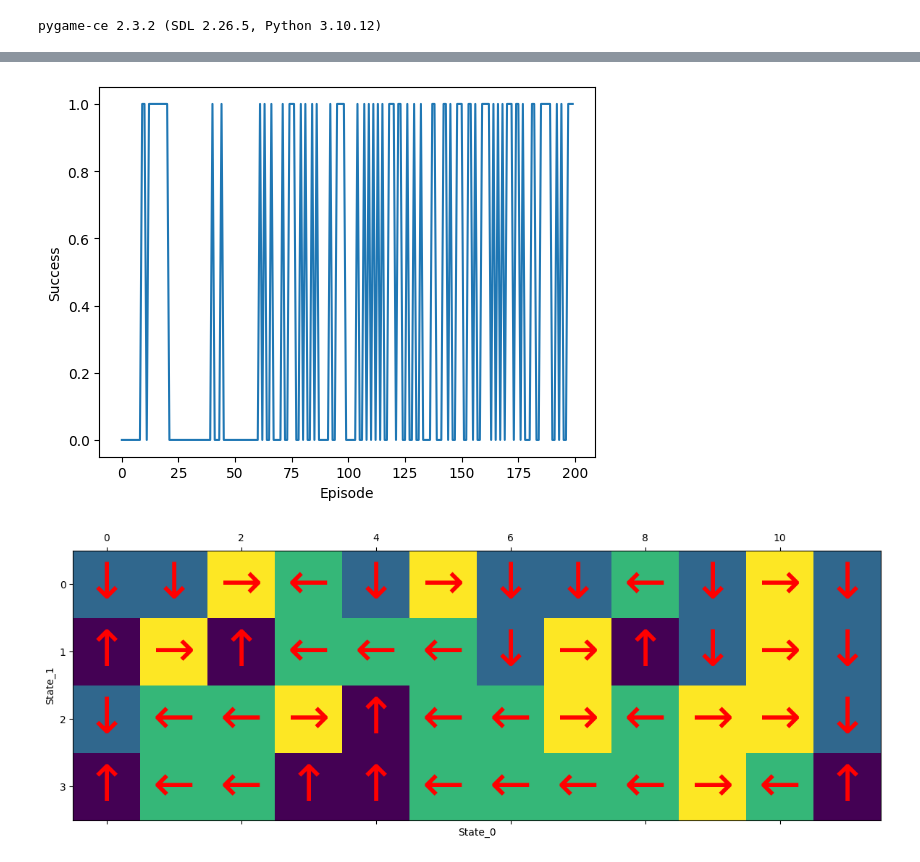
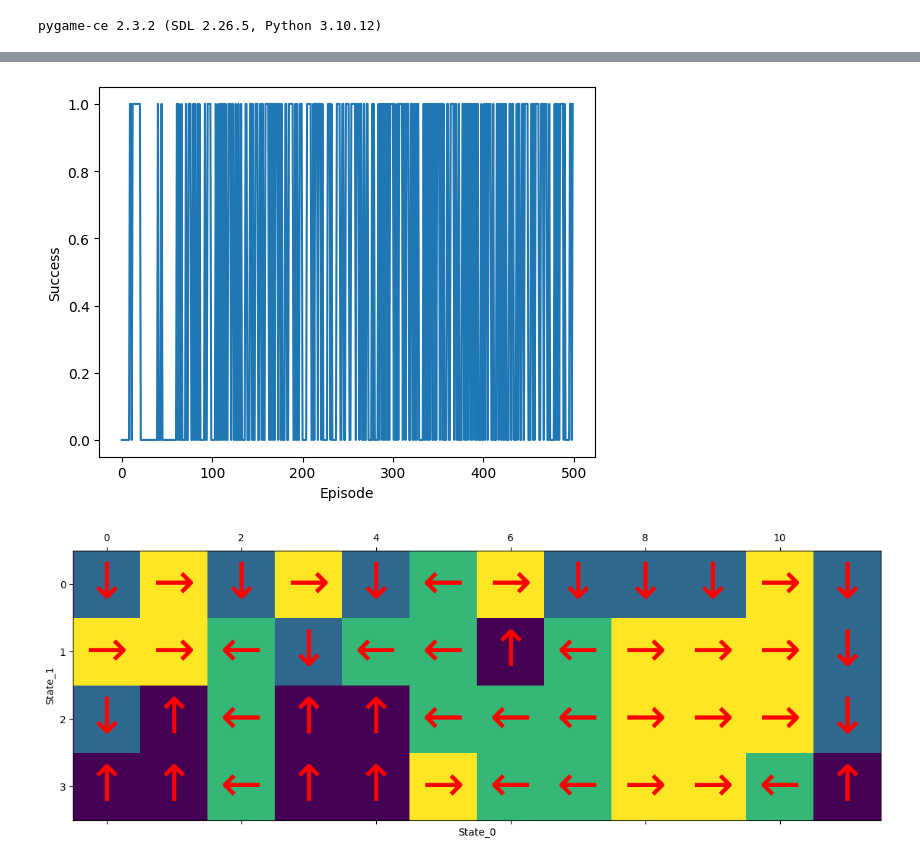
Before and after one commit to dayan3847/machine_learning, a Jupyter notebook: dayan3847/reinforcement_learning/cliff_walking/main_q_learning_gaussian.ipynb, the cells around one changed output, grey strips where cells are left out. Cells and saved outputs as stored; diff of their text form; code cells hidden in the pictures.

```diff
--- a/dayan3847/reinforcement_learning/cliff_walking/main_q_learning_gaussian.ipynb
+++ b/dayan3847/reinforcement_learning/cliff_walking/main_q_learning_gaussian.ipynb
@@ -9,8 +13,8 @@ pygame-ce 2.3.2 (SDL 2.26.5, Python 3.10.12)
 np.random.seed(0)
 # %%
 env: Environment = Environment()
-agent: AgentQLearning = AgentQLearningGaussian(env)
-trainer = Trainner(agent, 1, 200)
+agent: AgentQLearningGaussian = AgentQLearningGaussian(env)
+trainer = Trainner(agent, 1, 500)
 # %%
 trainer.train_callback()
 # %% [output]
@@ -42,28 +45,10 @@ plt.show()
 # %%
 # Plot the Success
-plt.plot(trainer.success, label='Success')
-plt.xlabel('Episode')
-plt.ylabel('Success')
-plt.show()
+TrainnerPlotter.plot_success(trainer)
 # %% [output]
-[figure, old version]
+[figure, new version]
 # %%
 # Plot the Best Action
-best_actions = trainer.agent.get_best_actions_for_all_states()
-plt.matshow(best_actions, label='Best Action')
-m, n = best_actions.shape
-for i in range(m):
-    for j in range(n):
-        _cell = best_actions[i, j]
-        cell = '↑' if _cell == 0 \
-            else '↓' if _cell == 1 \
-            else '←' if _cell == 2 \
-            else '→' if _cell == 3 \
-            else 'X'
-        plt.text(j, i, cell, ha='center', va='center', color='red', fontsize=50)
-
-plt.xlabel('State_0')
-plt.ylabel('State_1')
-plt.show()
+TrainnerPlotter.plot_best_action(trainer)
 # %% [output]
-[figure, old version]
+[figure, new version]
```
Also changed, not shown: parts of 7 cells of this notebook, 16 other files.
